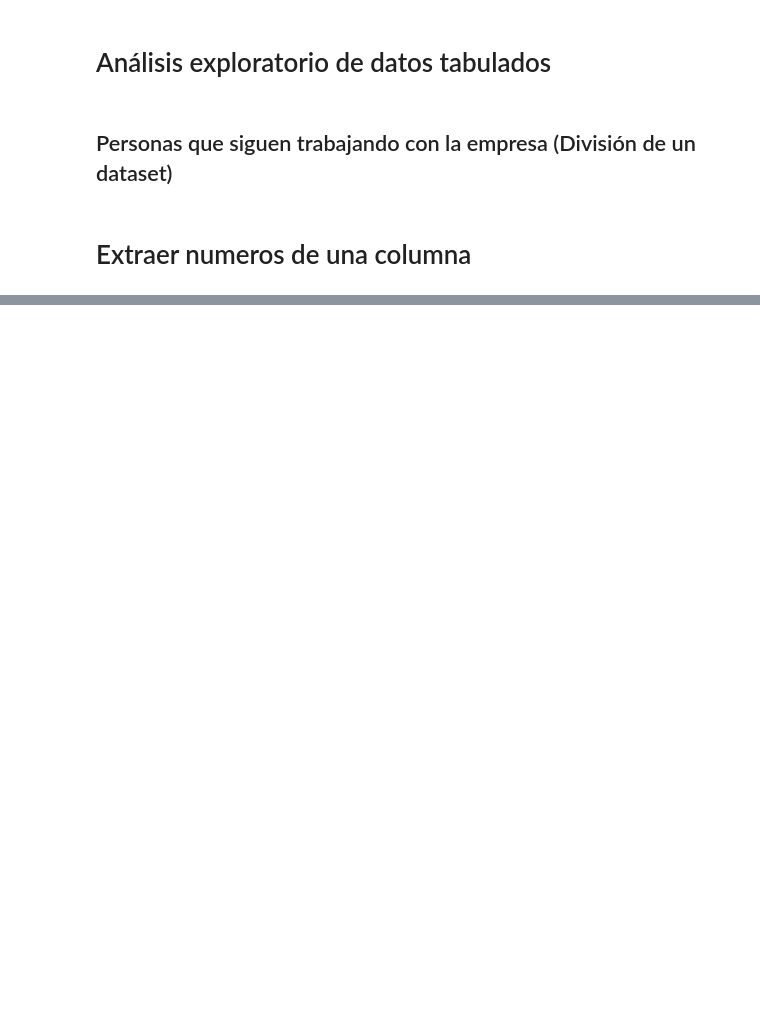
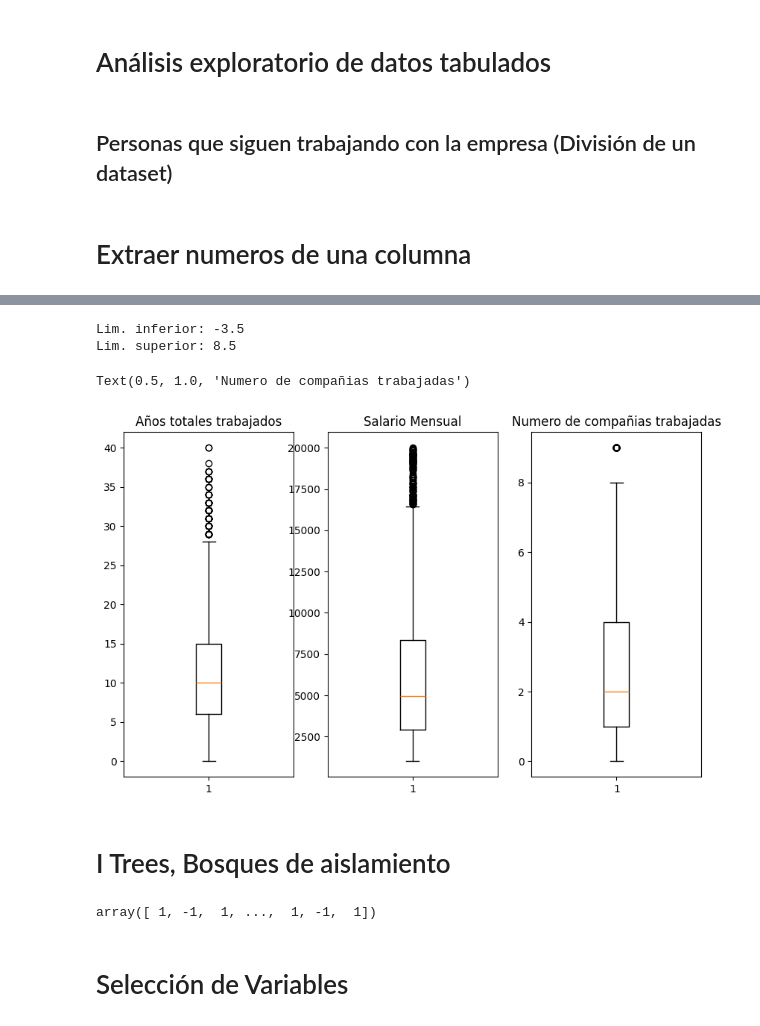
Before and after one commit to juanqochoa/Diplomado, a Jupyter notebook: Modulo_3/Proyecto_1/Importar_datos.ipynb, the cells around one changed output, grey strips where cells are left out. Cells and saved outputs as stored; diff of their text form; code cells hidden in the pictures; blank space fills up the shorter version.

```diff
--- a/Modulo_3/Proyecto_1/Importar_datos.ipynb
+++ b/Modulo_3/Proyecto_1/Importar_datos.ipynb
@@ -72,0 +210,28 @@ df
+# %%
+#Numero de compañias donde se ha trabajado
+Q1 = df_clean["NumCompaniesWorked"].quantile(0.25)
+Q3 = df_clean["NumCompaniesWorked"].quantile(0.75)
+IQR = Q3 -Q1 #Rango intercuartil
+limite_inferior = Q1 - 1.5 * IQR
+print(f"Lim. inferior: {limite_inferior}")
+limite_superior = Q3 + 1.5 * IQR
+print(f"Lim. superior: {limite_superior}")
+#No se puede usar muy bien este método porque la distribución no es muy normal
+# %% [output]
+Lim. inferior: -3.5
+Lim. superior: 8.5
+# %%
+#Graficas de cajas y bigotes
+fig, axs = plt.subplots(1,3, figsize = (10,6))
+axs[0].boxplot(df_clean["TotalWorkingYears"])
+axs[0].set_title("Años totales trabajados")
+axs[1].boxplot(df_clean["MonthlyIncome"])
+axs[1].set_title("Salario Mensual")
+axs[2].boxplot(df_clean["NumCompaniesWorked"])
+axs[2].set_title("Numero de compañias trabajadas")
+#En ninguna variable se pueden determinar los valores atípicos con este método
+# %% [output]
+Text(0.5, 1.0, 'Numero de compañias trabajadas')
+[figure, added]
+# %% [markdown]
+# I Trees, Bosques de aislamiento
@@ -72,0 +242,7 @@ df
+# %%
+forest.predict(df_clean[["Age"]]) #1 es no atípico y -1 es atípico
+#Primero tendríamos que hacer datasets de entrenamiento y predicción para poder hacer predicciones
+# %% [output]
+array([ 1, -1,  1, ...,  1, -1,  1])
+# %% [markdown]
+# Selección de Variables
```
Also changed, not shown: parts of 37 cells of this notebook, 35 other files.
